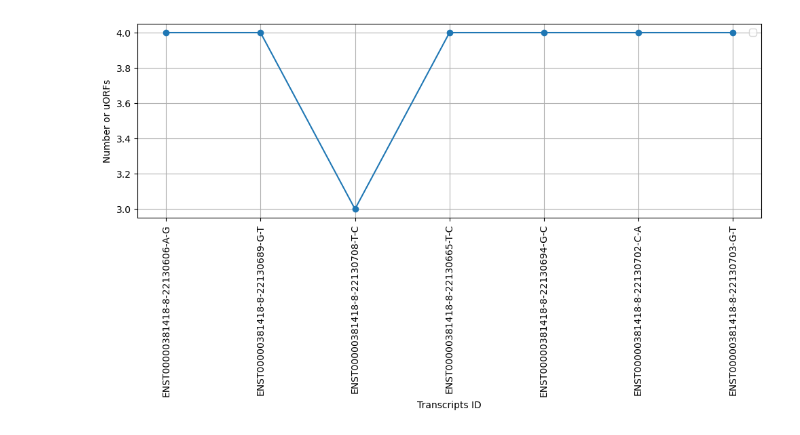
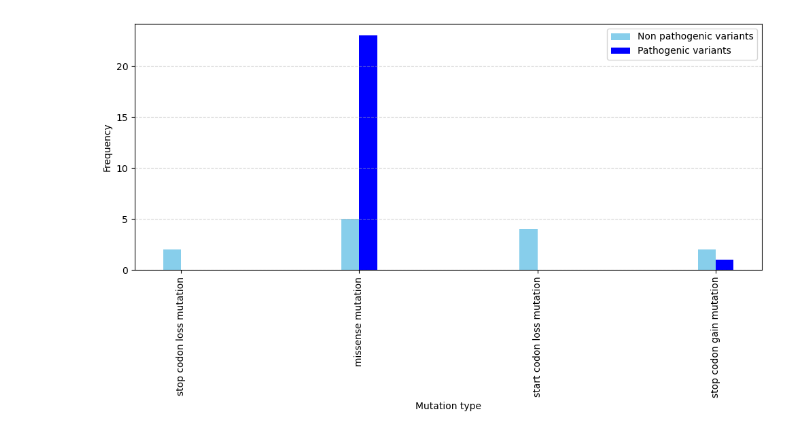
Before and after one commit to Ale-pinto-alba/utrfx, a Jupyter notebook: notebooks/examples/data_visualization.ipynb, the cells around one changed output. Cells and saved outputs as stored; diff of their text form; code cells hidden in the pictures.

Commit message:
Visualization example

```diff
--- a/notebooks/examples/data_visualization.ipynb
+++ b/notebooks/examples/data_visualization.ipynb
@@ -4,8 +4,7 @@ import pandas as pd
 
 results_fpath = os.path.join("..", "..", "tests", "data", "HR_gene_results.tsv")
 results_df = pd.read_csv(results_fpath, delimiter='\t', header=0, index_col= 0)
-results_df = results_df.drop_duplicates(keep='last')
 
 
-print(results_df)
+print(results_df[0:2])
 # %% [output]
@@ -29,21 +28,47 @@ ENST00000381418-8-22130703-G-T          606.0     0.0
-# %%
-%matplotlib inline
-import matplotlib.pyplot as plt
-
-df_first_column = results_df['NuORFs']
-
-
-plt.figure(figsize=(10, 6))
-plt.plot(df_first_column, marker='o', linestyle='-')
-
-
-plt.xlabel('Transcripts ID')
-plt.ylabel('Number or uORFs')
-plt.grid(True)
-plt.xticks(rotation=90)
-
-plt.legend()
-plt.tight_layout()
-plt.show()
-# %% [output]
-[figure, removed]
+# %%
+%matplotlib inline
+import numpy as np
+import matplotlib.pyplot as plt
+
+df_without_canonical = results_df[1:]
+df_patho = df_without_canonical[df_without_canonical["Pathogenicity proved"] == "Yes"]
+df_no_patho = df_without_canonical[df_without_canonical["Pathogenicity proved"] == "No"]
+
+df_patho_type_dict = {}
+for type in df_patho["Type mutation"]:
+    if type in df_patho_type_dict:
+        df_patho_type_dict[type] += 1
+    else:
+        df_patho_type_dict[type] = 1
+
+df_no_patho_type_dict = {}
+for type in df_no_patho["Type mutation"]:
+    if type in df_no_patho_type_dict:
+        df_no_patho_type_dict[type] += 1
+    else:
+        df_no_patho_type_dict[type] = 1
+
+all_keys = set(df_patho_type_dict.keys()).union(set(dict2.keys()))
+
+values_df_patho_type_dict = [df_patho_type_dict.get(key, 0) for key in all_keys]
+values_df_no_patho_type_dict = [df_no_patho_type_dict.get(key, 0) for key in all_keys]
+
+labels = list(all_keys)
+
+x = np.arange(len(all_keys))
+width = 0.1
+
+plt.figure(figsize=(10,6))
+plt.bar(x - width/2, values_dict1, width, label='Non pathogenic variants', color='skyblue')
+plt.bar(x + width/2, values_dict2, width, label='Pathogenic variants', color='blue')
+
+plt.xlabel('Mutation type')
+plt.ylabel('Frequency')
+plt.xticks(x, labels, rotation=90)
+
+plt.grid(True, axis="y", linestyle="--", alpha=0.5)
+plt.legend()
+plt.tight_layout()
+plt.show()
+# %% [output]
+[figure, added]
```
Also changed, not shown: parts of 1 cell of this notebook.
